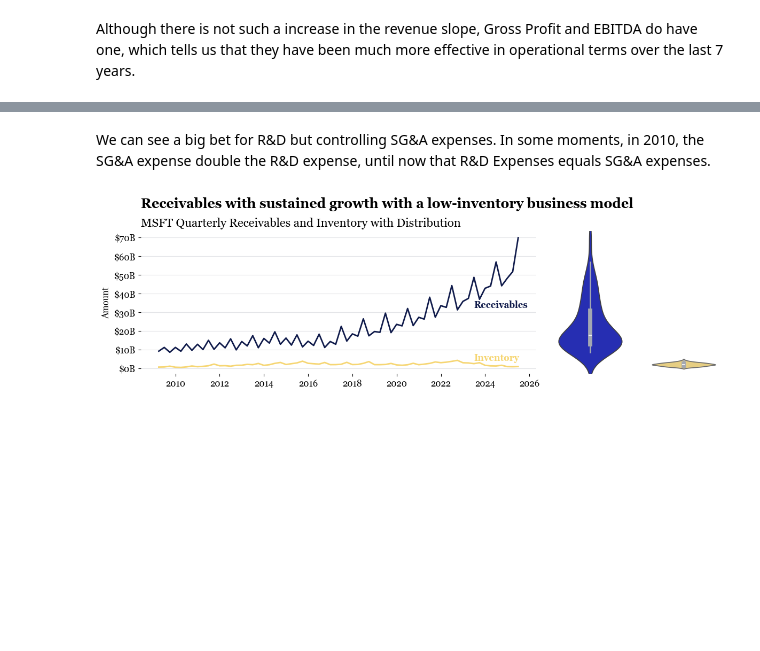
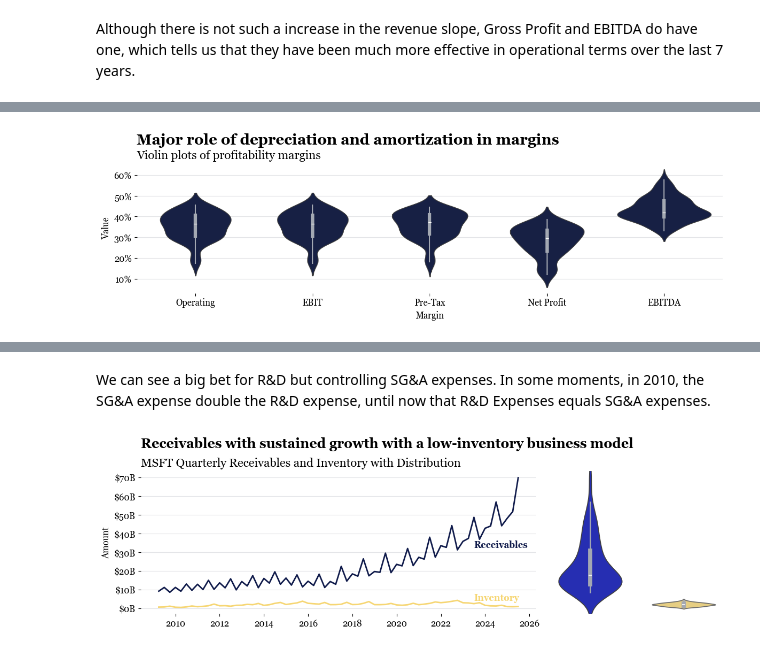
Before and after one commit to juanramosdataexpert/MSFT-EBITDA-Regression-Studio, a Jupyter notebook: Notebooks/EDA.ipynb, the cells around one changed output, grey strips where cells are left out. Cells and saved outputs as stored; diff of their text form; code cells hidden in the pictures; blank space fills up the shorter version.

```diff
--- a/Notebooks/EDA.ipynb
+++ b/Notebooks/EDA.ipynb
@@ -254,0 +208,26 @@ plt.show()
+# %%
+fig, ax = plt.subplots(figsize=(12, 4))
+fig.suptitle('Major role of depreciation and amortization in margins',
+             ha='left', x=0.07, y=0.92, size=20, weight='bold')
+sns.violinplot(data=df[['Operating_Margin', 'EBIT_Margin', 'Pre-Tax_Profit_Margin', 'Net_Profit_Margin', 'EBITDA_Margin']],
+               ax=ax,
+               color=juan_colors[0],
+               inner='box',
+               linewidth=1)
+for artist in ax.get_children():
+    if isinstance(artist, plt.Line2D) and artist.get_linestyle() == '-':
+        artist.set_color(juan_colors[2])
+ax.set_title('Violin plots of profitability margins',
+             size=16, loc='left')
+ax.set_xlabel('Margin')
+ax.set_ylabel('Value')
+formatter_y = mtick.PercentFormatter(xmax=1, decimals=0)
+ax.yaxis.set_major_formatter(formatter_y)
+ax.set_axisbelow(True)
+ax.grid(True, color=juan_colors[2], axis='y', alpha=0.3)
+ax.spines[['top', 'left', 'bottom', 'right']].set_visible(False)
+ax.set_xticklabels(['Operating', 'EBIT', 'Pre-Tax', 'Net Profit', 'EBITDA'], rotation=0)
+plt.tight_layout()
+plt.show()
+# %% [output]
+[figure, added]
```
Also changed, not shown: parts of 15 cells of this notebook.
